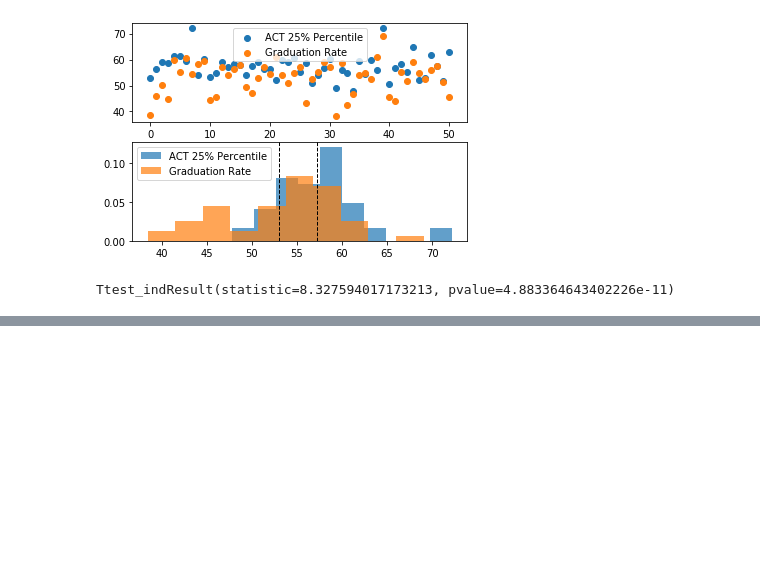
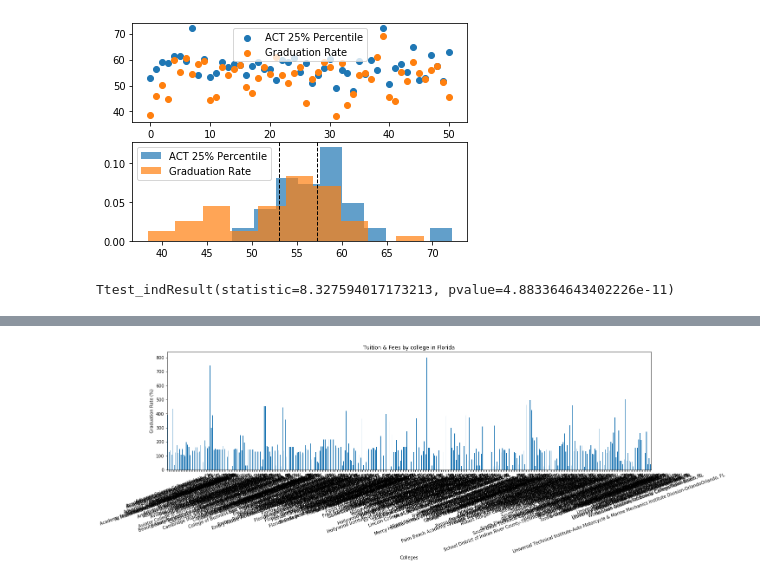
Before and after one commit to cheikhsidi/graduation_Analytics_FL, a Jupyter notebook: Graduation_Project.ipynb, the cells around one changed output, grey strips where cells are left out. Saved outputs shown, nothing was run; the diff lists cells and outputs as text; code cells hidden in the pictures; blank space fills up the shorter version.

```diff
--- a/Graduation_Project.ipynb
+++ b/Graduation_Project.ipynb
@@ -228,0 +224,5 @@ plt.show()
+# %%
+#Extracting Florida Gradution data
+Tuition_Fl = Tuition.loc[(Tuition["State"] == "FL")]
+Tuition_Fl.columns = [f'{c}_FL' for c in Tuition_Fl.columns]
+Tuition_Fl.head()
@@ -228,0 +236,13 @@ plt.show()
+# %%
+# Plotting Florida Colleges Tuition Fees
+fig, ax = plt.subplots()
+x_axis = [x for x in range(len(Tuition_Fl["State_FL"]))]
+ax = (Tuition_Fl["Tuition & Fees_FL"]/100).plot(kind = "bar", figsize = (20,5))
+plt.xticks(x_axis, Tuition_Fl["School Name_FL"], rotation=20)
+plt.title("Tuition & Fees by college in Florida")
+ax.set_xlabel("Colleges")
+ax.set_ylabel("Graduation Rate (%)")
+#fig.savefig('Top_Graduation_by_College_Fl.png', dpi=100)
+plt.show()
+# %% [output]
+[figure, added]
```
Also changed, not shown: parts of 11 cells of this notebook, 7 other files.
